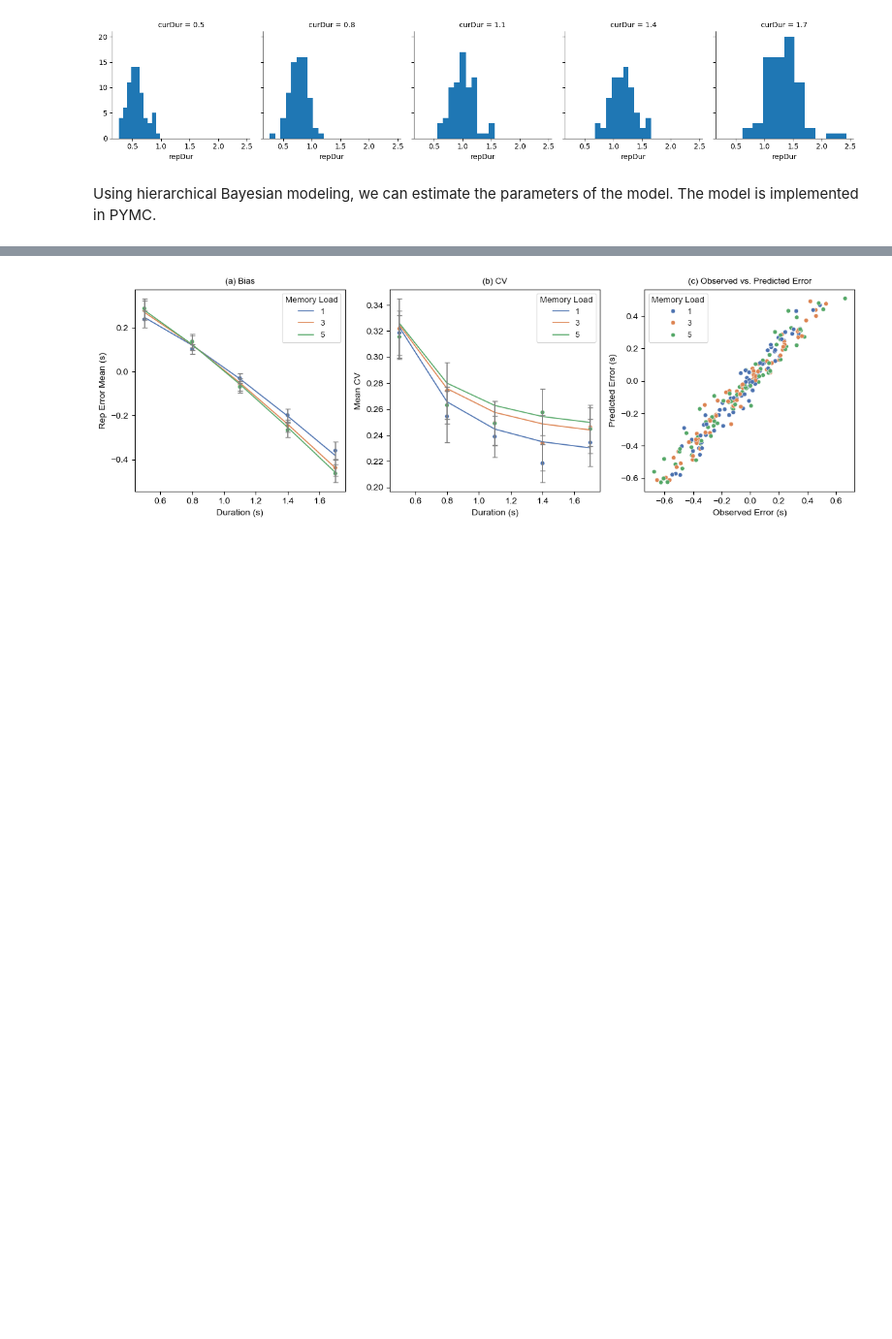
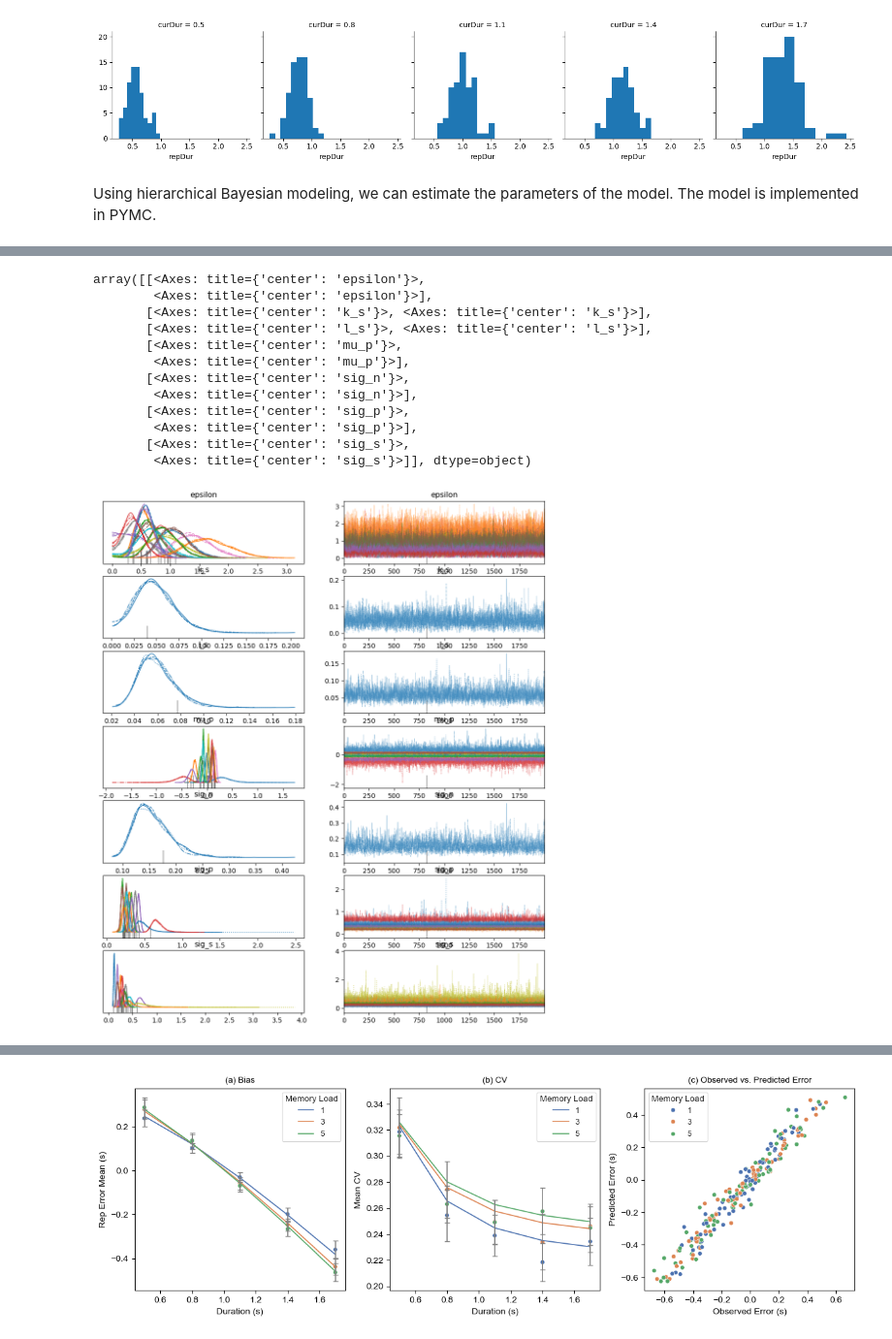
Before and after one commit to msenselab/working_memory_reproduction, a Jupyter notebook: analysis/wm_model.ipynb, the cells around one changed output, grey strips where cells are left out. Shown at 97% size. Saved outputs shown, nothing was run; the diff lists cells and outputs as text; code cells hidden in the pictures; blank space fills up the shorter version.

```diff
--- a/analysis/wm_model.ipynb
+++ b/analysis/wm_model.ipynb
@@ -321,6 +327,22 @@ Sampling: [resp_like]
 [interactive output not drawn]
 [interactive output not drawn]
 [interactive output not drawn]
+# %%
+az.plot_trace(encoding_trace)
+# %% [output]
+array([[<Axes: title={'center': 'epsilon'}>,
+        <Axes: title={'center': 'epsilon'}>],
+       [<Axes: title={'center': 'k_s'}>, <Axes: title={'center': 'k_s'}>],
+       [<Axes: title={'center': 'l_s'}>, <Axes: title={'center': 'l_s'}>],
+       [<Axes: title={'center': 'mu_p'}>,
+        <Axes: title={'center': 'mu_p'}>],
+       [<Axes: title={'center': 'sig_n'}>,
+        <Axes: title={'center': 'sig_n'}>],
+       [<Axes: title={'center': 'sig_p'}>,
+        <Axes: title={'center': 'sig_p'}>],
+       [<Axes: title={'center': 'sig_s'}>,
+        <Axes: title={'center': 'sig_s'}>]], dtype=object)
+[figure, added]
 # %%
 encoding_para
 # %% [output]
```
Also changed, not shown: parts of 26 cells of this notebook, 27 other files.
